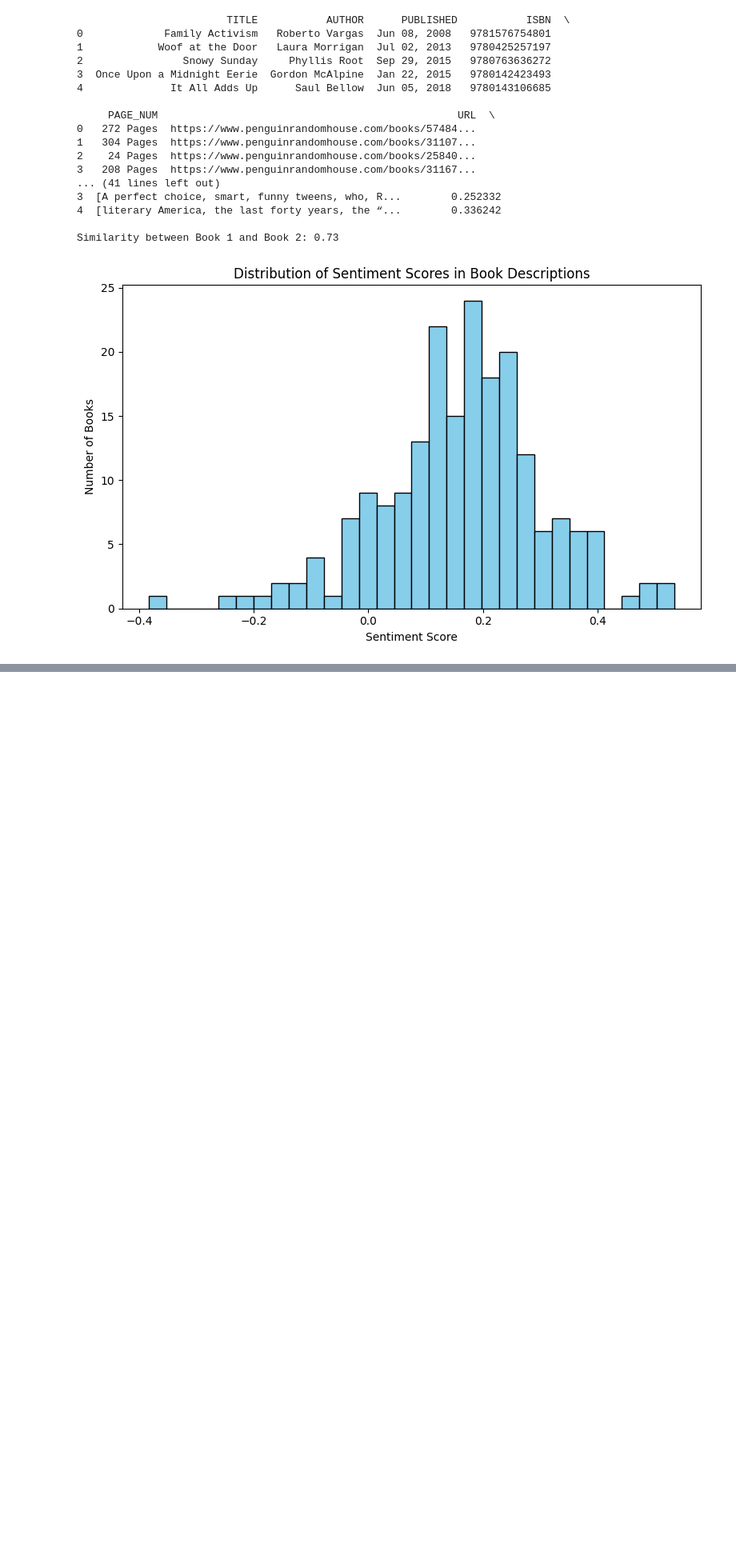
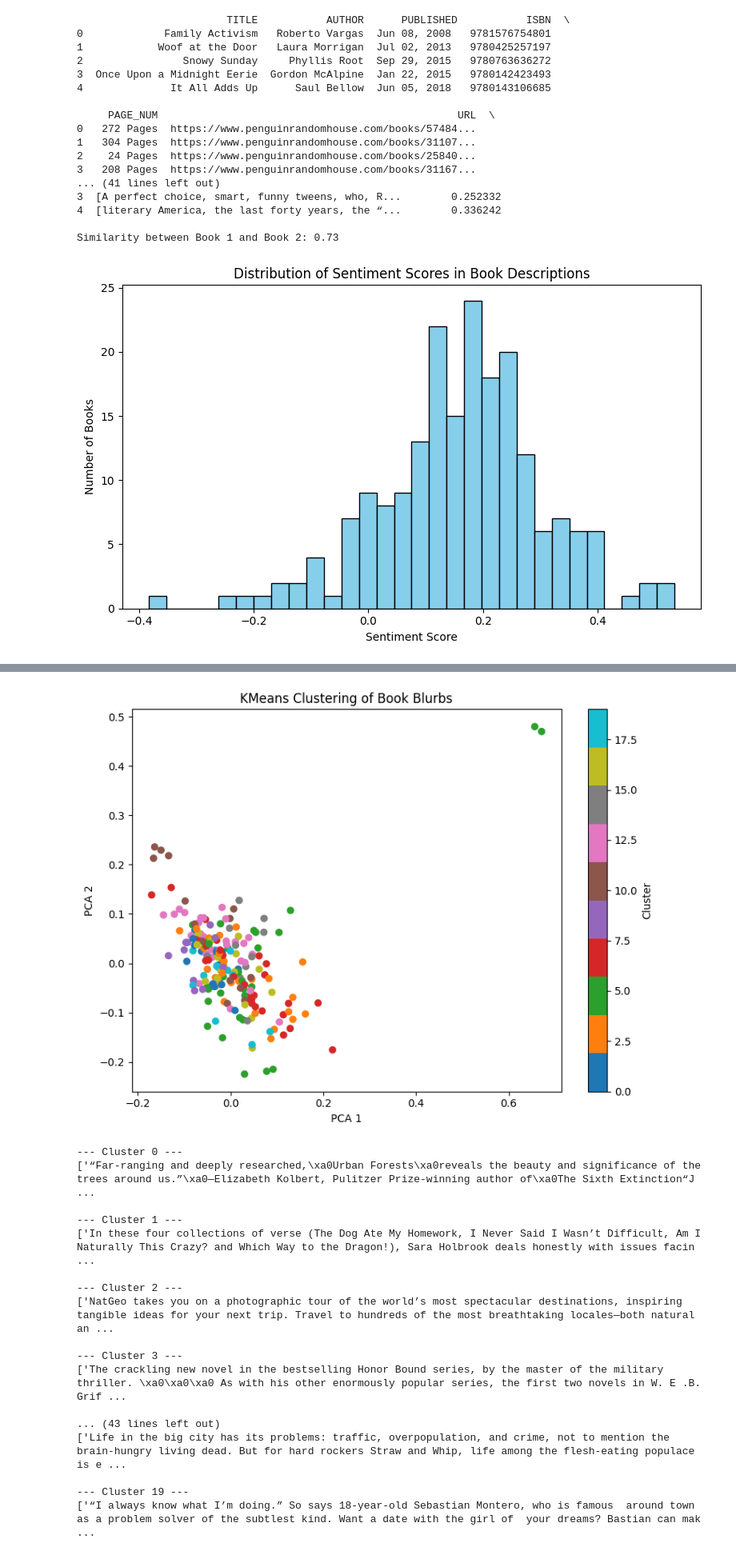
Before and after one commit to romi13147organization/nlp, a Jupyter notebook: oli.ipynb, the cells around one changed output, grey strips where cells are left out. Shown at 80% size. Cells and saved outputs as stored; diff of their text form; code cells hidden in the pictures; blank space fills up the shorter version.

```diff
--- a/oli.ipynb
+++ b/oli.ipynb
@@ -231,0 +232,56 @@ Children’s Middle Grade Books       0.00      0.00      0.00         5
+# %%
+import pandas as pd
+from sklearn.feature_extraction.text import TfidfVectorizer
+from sklearn.cluster import KMeans
+from sklearn.decomposition import PCA
+import matplotlib.pyplot as plt
+
+# 1. Load and prepare descriptions
+df_cluster = df[['DESCRIPTION']].dropna().copy()
+descriptions = df_cluster['DESCRIPTION'].tolist()
+
+# 2. Vectorize using TF-IDF
+vectorizer = TfidfVectorizer(max_features=5000, stop_words='english')
+X = vectorizer.fit_transform(descriptions)
+
+# 3. Fit KMeans
+n_clusters = 20
+kmeans = KMeans(n_clusters=n_clusters, random_state=42)
+df_cluster['Cluster'] = kmeans.fit_predict(X)
+
+# 4. Optional: Visualize clusters using PCA
+pca = PCA(n_components=2)
+reduced = pca.fit_transform(X.toarray())
+
+plt.figure(figsize=(8,6))
+scatter = plt.scatter(reduced[:,0], reduced[:,1], c=df_cluster['Cluster'], cmap='tab10')
+plt.title("KMeans Clustering of Book Blurbs")
+plt.xlabel("PCA 1")
+plt.ylabel("PCA 2")
+plt.colorbar(scatter, label='Cluster')
+plt.tight_layout()
+plt.show()
+
+# 5. Inspect sample books from each cluster
+for i in range(n_clusters):
+    print(f"\n--- Cluster {i} ---")
+    print(df_cluster[df_cluster['Cluster'] == i]['DESCRIPTION'].head(3).tolist())
+# %% [output]
+[figure, added]
+--- Cluster 0 ---
+['“Far-ranging and deeply researched,\xa0Urban Forests\xa0reveals the beauty and significance of the trees around us.”\xa0—Elizabeth Kolbert, Pulitzer Prize-winning author of\xa0The Sixth Extinction“J ...
+
+--- Cluster 1 ---
+['In these four collections of verse (The Dog Ate My Homework, I Never Said I Wasn’t Difficult, Am I Naturally This Crazy? and Which Way to the Dragon!), Sara Holbrook deals honestly with issues facin ...
+
+--- Cluster 2 ---
+['NatGeo takes you on a photographic tour of the world’s most spectacular destinations, inspiring tangible ideas for your next trip. Travel to hundreds of the most breathtaking locales—both natural an ...
+
+--- Cluster 3 ---
+['The crackling new novel in the bestselling Honor Bound series, by the master of the military thriller. \xa0\xa0\xa0 As with his other enormously popular series, the first two novels in W. E .B. Grif ...
+
+... (43 lines left out)
+['Life in the big city has its problems: traffic, overpopulation, and crime, not to mention the brain-hungry living dead. But for hard rockers Straw and Whip, life among the flesh-eating populace is e ...
+
+--- Cluster 19 ---
+['“I always know what I’m doing.” So says 18-year-old Sebastian Montero, who is famous  around town as a problem solver of the subtlest kind. Want a date with the girl of  your dreams? Bastian can mak ...
```
Also changed, not shown: parts of 4 cells of this notebook, 2 other files.
